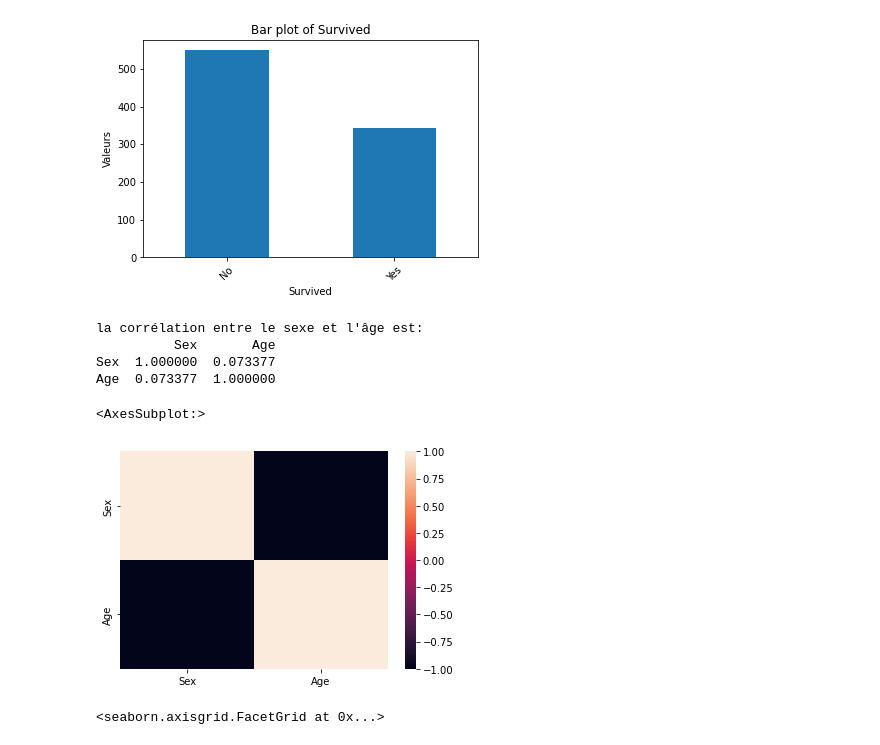
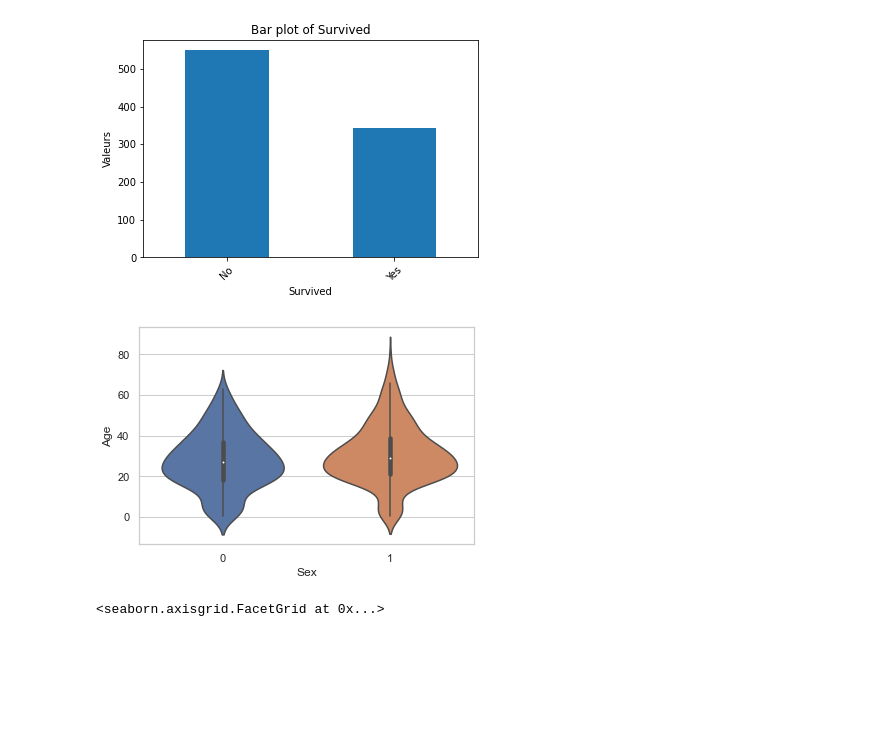
Before and after one commit to pandorum2096/checkpoint, a Jupyter notebook: Checkpoint3/checkpoint3.ipynb, the cells around one changed output. Saved outputs shown, nothing was run; the diff lists cells and outputs as text; code cells hidden in the pictures; blank space fills up the shorter version.

```diff
--- a/Checkpoint3/checkpoint3.ipynb
+++ b/Checkpoint3/checkpoint3.ipynb
@@ -122,3 +152,8 @@ data
 | 889 | 102 | No | 3 | Petroff, Mr. Pastcho ("Pentcho") | male | NaN | 0 | 0 | 349215 | 7.8958 | ... |
 | 890 | 428 | Yes | 2 | Phillips, Miss. Kate Florence ("M... | female | 19.0 | 0 | 0 | 250655 | 26.0000 | ... |
 891 rows × 12 columns
+# %%
+from sklearn.preprocessing import LabelEncoder
+encoder = LabelEncoder()
+data['Cabin'] = encoder.fit_transform(data['Cabin'])
+data
@@ -290,33 +343,32 @@ vc.plot.bar(rot=45)
 # %%
 # Visualisez la corrélation entre le sexe et l'âge dans un graphique de mon choix.
 # L'intrigue visualisée devrait nous donner des déductions évidentes.
 
 import matplotlib.pyplot as plt
 import seaborn as sns
 import pandas as pd
 
 #suppression des colonnes exception de "age" et "Sex"
 df = data
 df = df.drop(["PassengerId", "Name","SibSp", "Parch", "Ticket","Fare", "Cabin","Embarked", "Survived","Pclass"], axis=1)
 
 #etiquette
 Sex = {"Sex":{"male":1, "female":0}}
 df.replace(Sex, inplace=True)
 
-#correlation
-df = df.corr()
-print("la corrélation entre le sexe et l'âge est:")
-print(df, "\n")
+# Load an example dataset
+ax = sns.violinplot(x="Sex", y="Age", data=df)
+# Create a visualization
+#sns.relplot(data=df, x="Sex", y="Age", hue="Age")
+# #correlation
+# df = df.corr()
+# print("la corrélation entre le sexe et l'âge est:")
+# print(df, "\n")
 
-#graphique de correlation
-sns.heatmap(df.corr())
+# #graphique de correlation
+# sns.heatmap(df.corr())
 # %% [output]
-la corrélation entre le sexe et l'âge est:
-          Sex       Age
-Sex  1.000000  0.073377
-Age  0.073377  1.000000
-<AxesSubplot:>
-[figure, old version]
+[figure, new version]
 # %%
 # Choisissez deux autres caractéristiques et étudiez leur impact sur la survie des individus.
 # nous avons choisis (Survived - Pclass)
```
Also changed, not shown: parts of 5 cells of this notebook, 2 other files.
